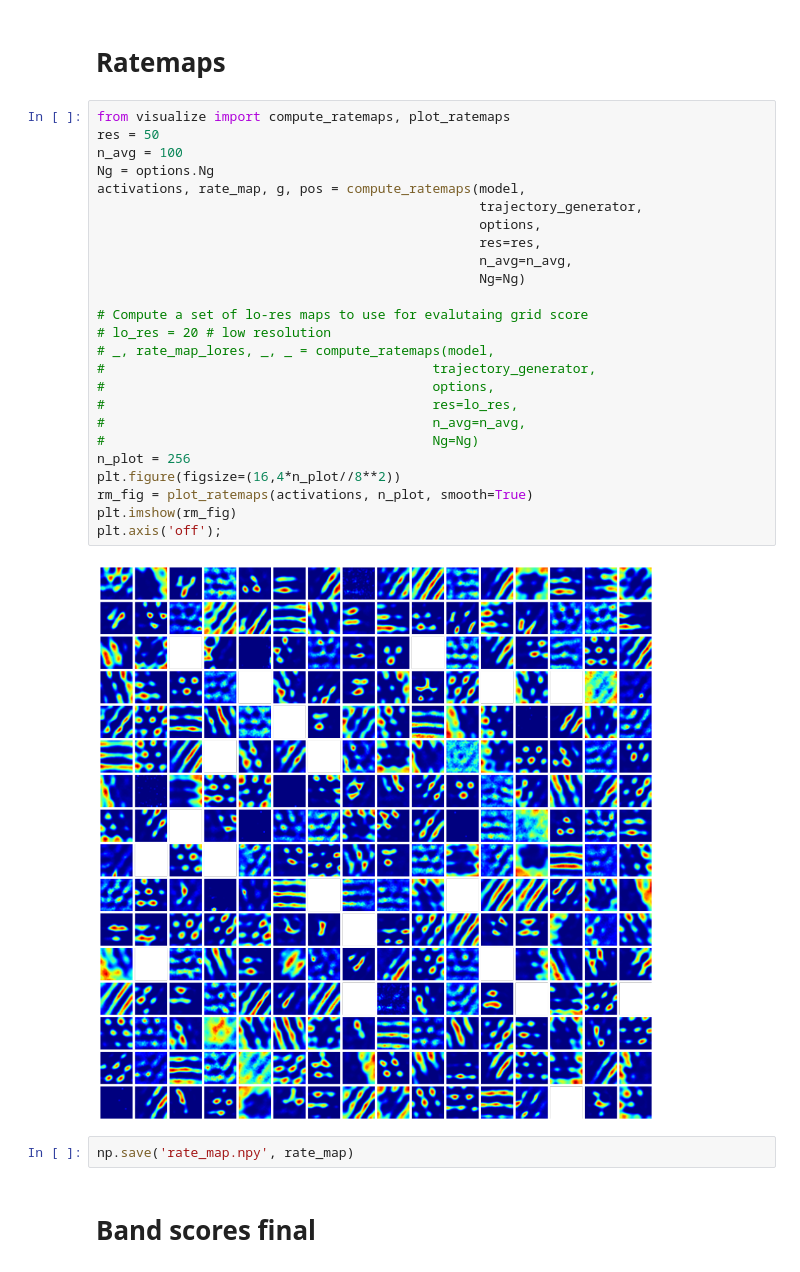
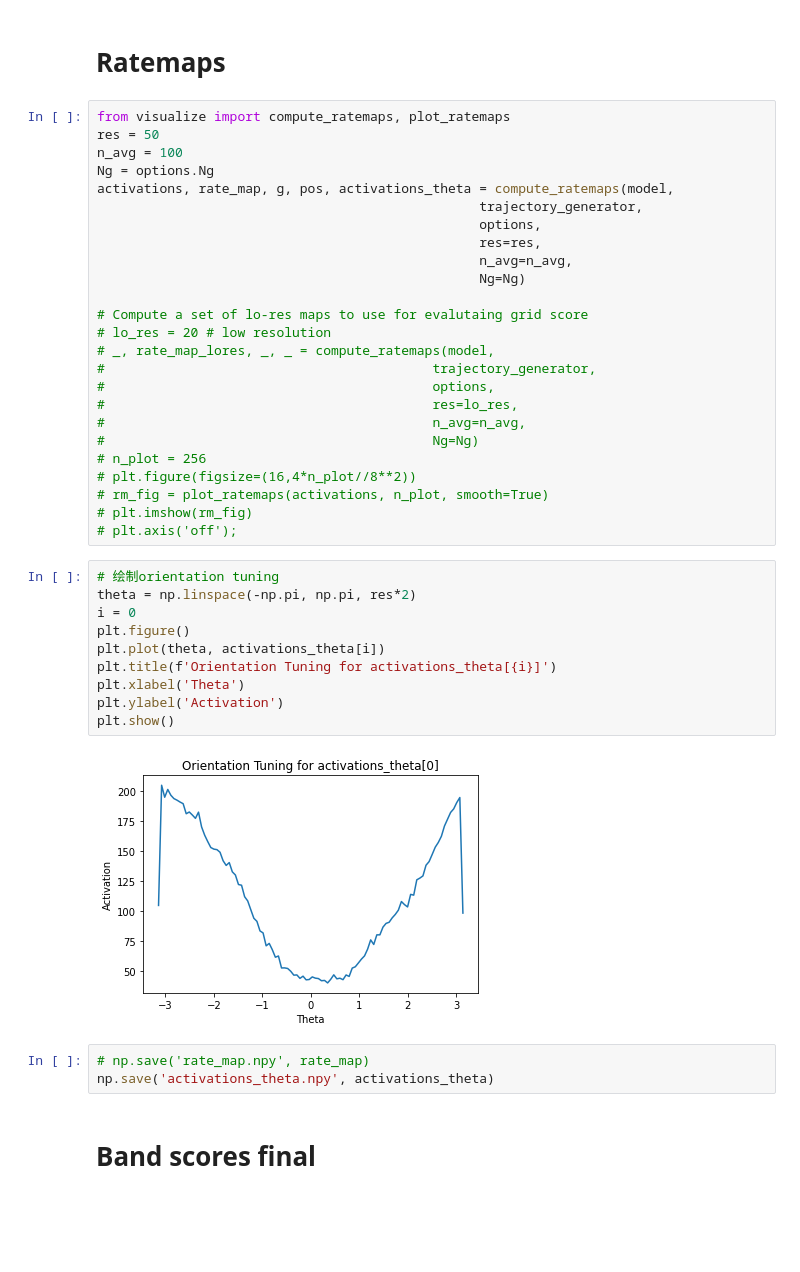
Before and after one commit to Coco233333/grid-pattern-formation, a Jupyter notebook: inspect_model.ipynb, the cells around one changed output. Cells and saved outputs as stored; diff of their text form; blank space fills up the shorter version.

Commit message:
计算 了orientation tuning

```diff
--- a/inspect_model.ipynb
+++ b/inspect_model.ipynb
@@ -198,7 +201,7 @@ from visualize import compute_ratemaps, plot_ratemaps
 res = 50
 n_avg = 100
 Ng = options.Ng
-activations, rate_map, g, pos = compute_ratemaps(model,
+activations, rate_map, g, pos, activations_theta = compute_ratemaps(model,
                                                  trajectory_generator,
                                                  options,
                                                  res=res,
@@ -213,15 +216,26 @@ activations, rate_map, g, pos = compute_ratemaps(model,
 #                                          res=lo_res,
 #                                          n_avg=n_avg,
 #                                          Ng=Ng)
-n_plot = 256
-plt.figure(figsize=(16,4*n_plot//8**2))
-rm_fig = plot_ratemaps(activations, n_plot, smooth=True)
-plt.imshow(rm_fig)
-plt.axis('off');
+# n_plot = 256
+# plt.figure(figsize=(16,4*n_plot//8**2))
+# rm_fig = plot_ratemaps(activations, n_plot, smooth=True)
+# plt.imshow(rm_fig)
+# plt.axis('off');
-# %% [output]
-[figure, removed]
+# %%
+# 绘制orientation tuning
+theta = np.linspace(-np.pi, np.pi, res*2)
+i = 0
+plt.figure()
+plt.plot(theta, activations_theta[i])
+plt.title(f'Orientation Tuning for activations_theta[{i}]')
+plt.xlabel('Theta')
+plt.ylabel('Activation')
+plt.show()
+# %% [output]
+[figure, added]
 # %%
-np.save('rate_map.npy', rate_map)
+# np.save('rate_map.npy', rate_map)
+np.save('activations_theta.npy', activations_theta)
 # %% [markdown]
 # Band scores final
 # %%
```
Also changed, not shown: parts of 15 cells of this notebook, 3 other files.
